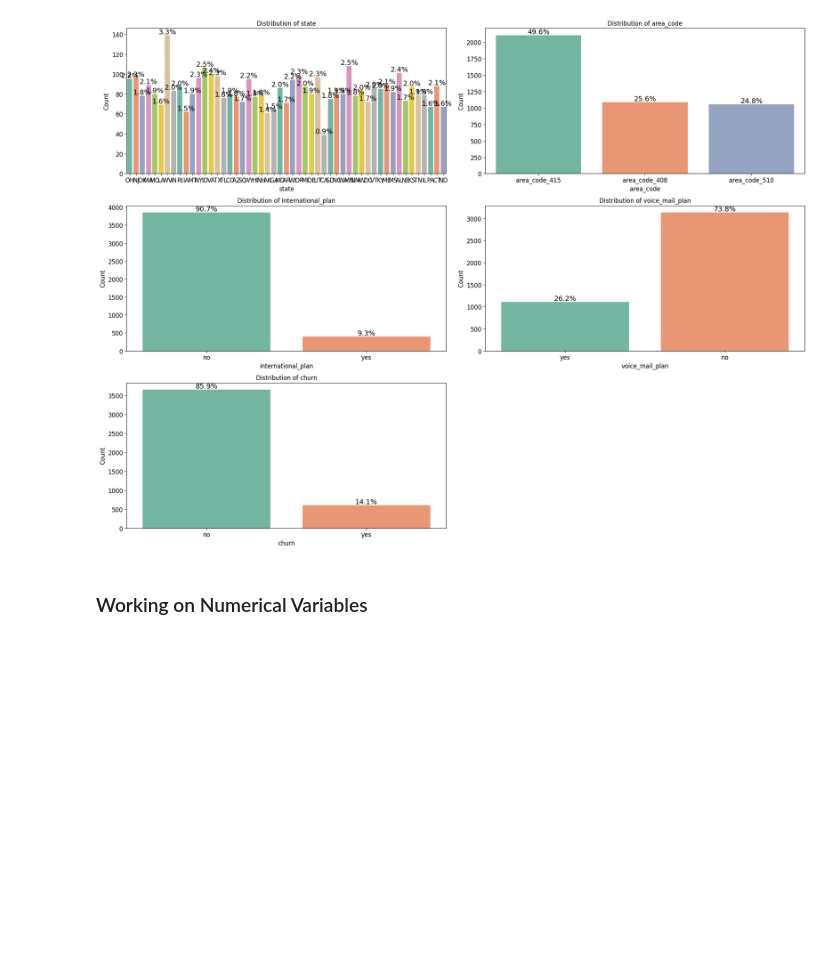
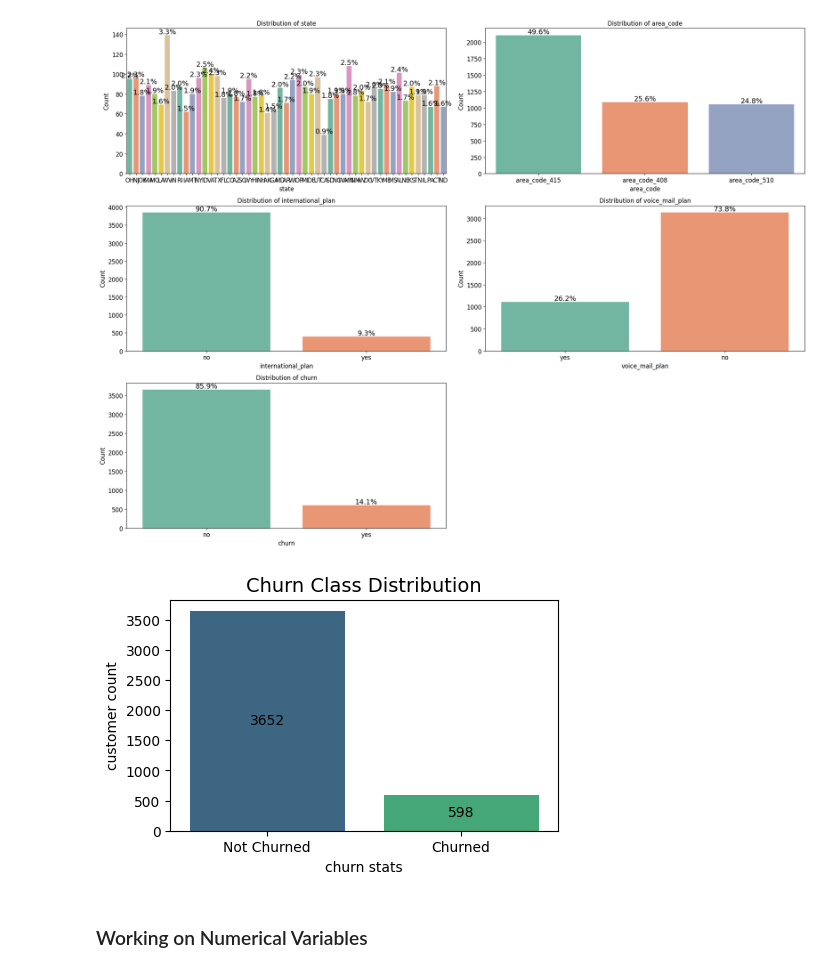
Before and after one commit to Gifted-Dev/customerChurn_prediction, a Jupyter notebook: notebooks/EDA.ipynb, the cells around one changed output. Saved outputs shown, nothing was run; the diff lists cells and outputs as text; code cells hidden in the pictures; blank space fills up the shorter version.

```diff
--- a/notebooks/EDA.ipynb
+++ b/notebooks/EDA.ipynb
@@ -138,6 +139,20 @@ plt.tight_layout()  # Adjust subplot spacing
 plt.show()
 # %% [output]
 [figure]
+# %%
+plt.figure(figsize=(5,3))
+ax = sns.countplot(x='churn', data=df, hue='churn', palette='viridis')
+
+for container in ax.containers:
+    ax.bar_label(container, label_type='center')
+
+plt.title('Churn Class Distribution', fontsize = 14)
+plt.xlabel('churn stats')
+plt.ylabel('customer count')
+plt.xticks([0, 1], ['Not Churned', 'Churned'])
+plt.show()
+# %% [output]
+[figure, added]
 # %% [markdown]
 ### Working on Numerical Variables
 # %%
```
Also changed, not shown: parts of 18 cells of this notebook.
